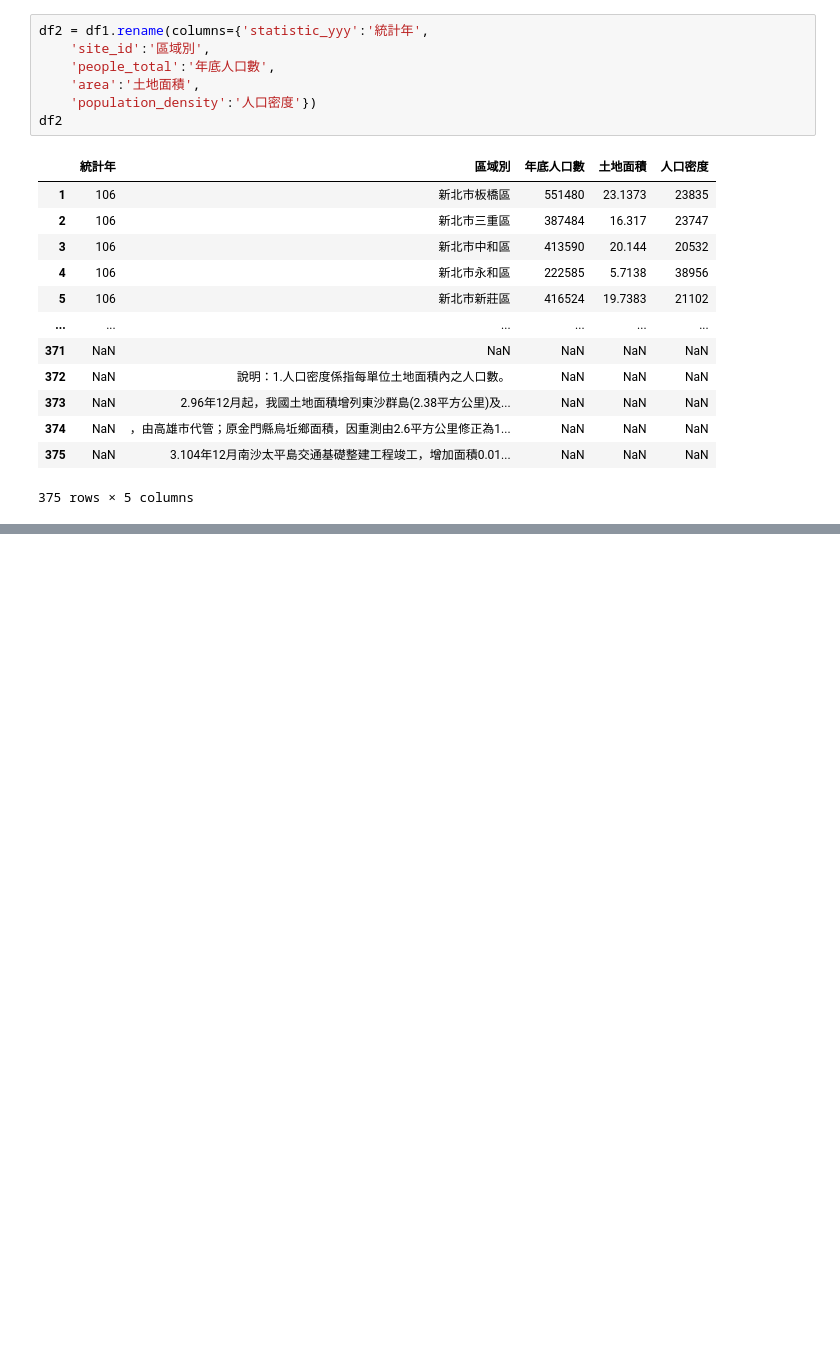
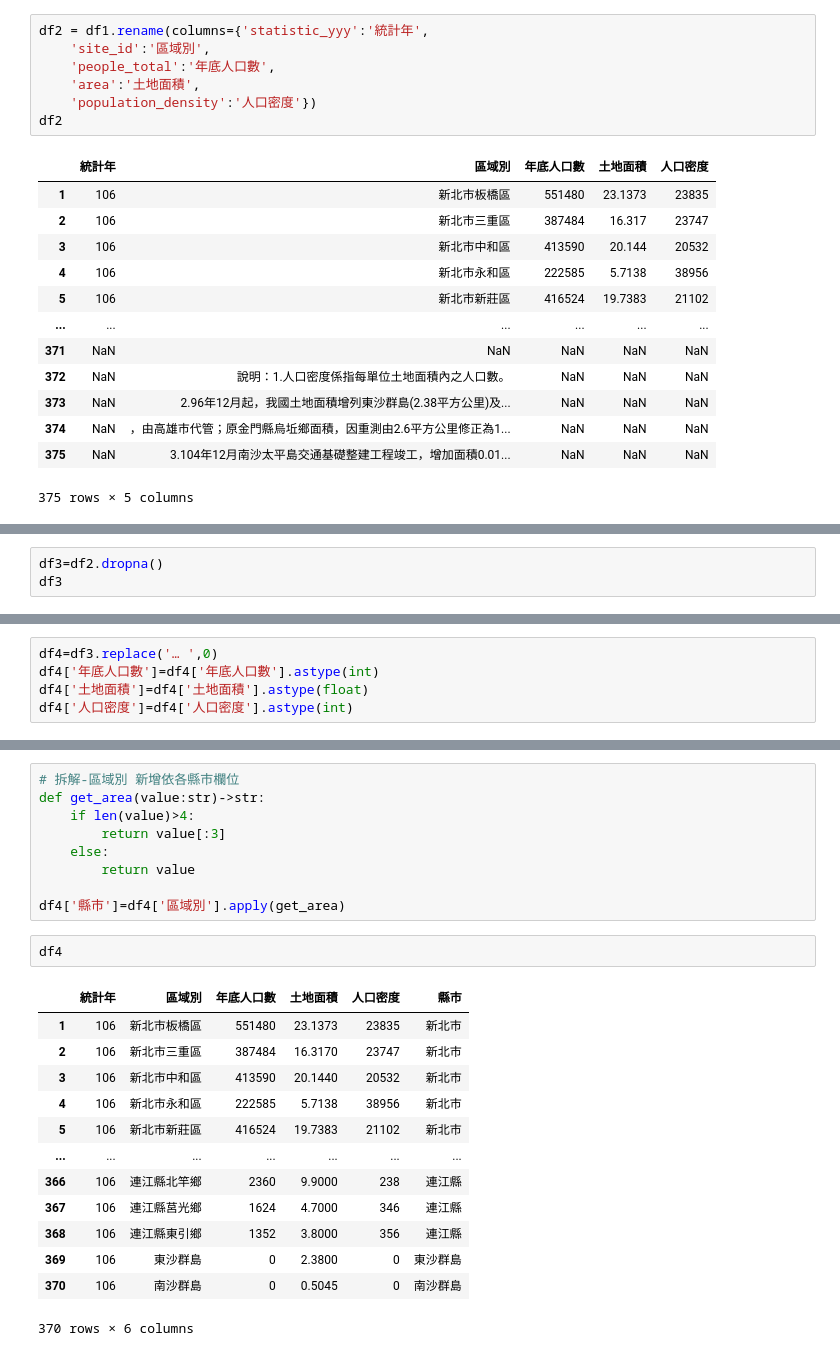
Before and after one commit to futitan/python_analysis, a Jupyter notebook: lesson17/lesson17_3.ipynb, the cells around one changed output, grey strips where cells are left out. Drawn from its saved outputs; the diff is of its cells as text; blank space fills up the shorter version.

```diff
--- a/lesson17/lesson17_3.ipynb
+++ b/lesson17/lesson17_3.ipynb
@@ -62,0 +78,3 @@ df2
+# %%
+df3=df2.dropna()
+df3
@@ -62,0 +95,5 @@ df2
+# %%
+df4=df3.replace('… ',0)
+df4['年底人口數']=df4['年底人口數'].astype(int)
+df4['土地面積']=df4['土地面積'].astype(float)
+df4['人口密度']=df4['人口密度'].astype(int)
@@ -62,0 +115,25 @@ df2
+# %%
+# 拆解-區域別 新增依各縣市欄位
+def get_area(value:str)->str:
+    if len(value)>4:
+        return value[:3]
+    else:
+        return value
+
+df4['縣市']=df4['區域別'].apply(get_area)
+# %%
+df4
+# %% [output]
+|  | 統計年 | 區域別 | 年底人口數 | 土地面積 | 人口密度 | 縣市 |
+| 1 | 106 | 新北市板橋區 | 551480 | 23.1373 | 23835 | 新北市 |
+| 2 | 106 | 新北市三重區 | 387484 | 16.3170 | 23747 | 新北市 |
+| 3 | 106 | 新北市中和區 | 413590 | 20.1440 | 20532 | 新北市 |
+| 4 | 106 | 新北市永和區 | 222585 | 5.7138 | 38956 | 新北市 |
+| 5 | 106 | 新北市新莊區 | 416524 | 19.7383 | 21102 | 新北市 |
+| ... | ... | ... | ... | ... | ... | ... |
+| 366 | 106 | 連江縣北竿鄉 | 2360 | 9.9000 | 238 | 連江縣 |
+| 367 | 106 | 連江縣莒光鄉 | 1624 | 4.7000 | 346 | 連江縣 |
+| 368 | 106 | 連江縣東引鄉 | 1352 | 3.8000 | 356 | 連江縣 |
+| 369 | 106 | 東沙群島 | 0 | 2.3800 | 0 | 東沙群島 |
+| 370 | 106 | 南沙群島 | 0 | 0.5045 | 0 | 南沙群島 |
+370 rows × 6 columns
```
Also changed, not shown: parts of 6 cells of this notebook.
